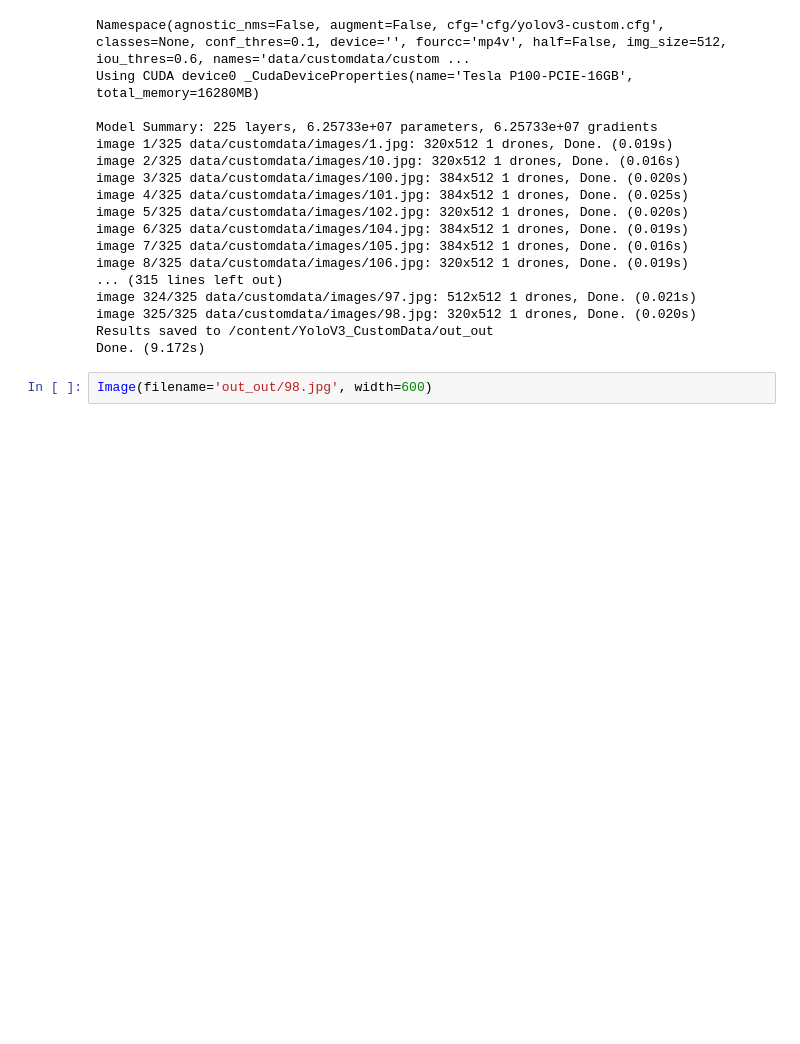
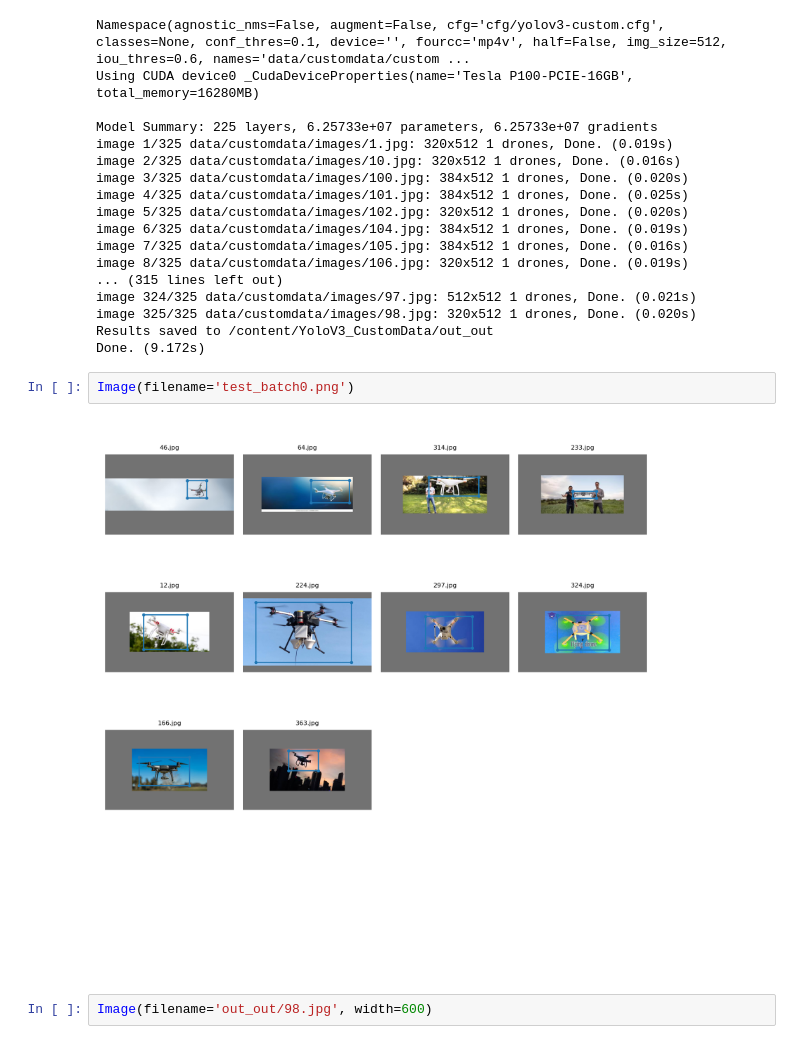
Before and after one commit to DoHien22/YoloV3_CustomData, a Jupyter notebook: YOLOv3_drones.ipynb, the cells around one changed output. Cells and saved outputs as stored; diff of their text form; blank space fills up the shorter version.

```diff
--- a/YOLOv3_drones.ipynb
+++ b/YOLOv3_drones.ipynb
@@ -96,6 +88,10 @@ image 324/325 data/customdata/images/97.jpg: 512x512 1 drones, Done. (0.021s)
 image 325/325 data/customdata/images/98.jpg: 320x512 1 drones, Done. (0.020s)
 Results saved to /content/YoloV3_CustomData/out_out
 Done. (9.172s)
+# %%
+Image(filename='test_batch0.png')
+# %% [output]
+[figure, added]
 # %%
 Image(filename='out_out/98.jpg', width=600)
 # %% [output]
```
Also changed, not shown: parts of 4 cells of this notebook.
